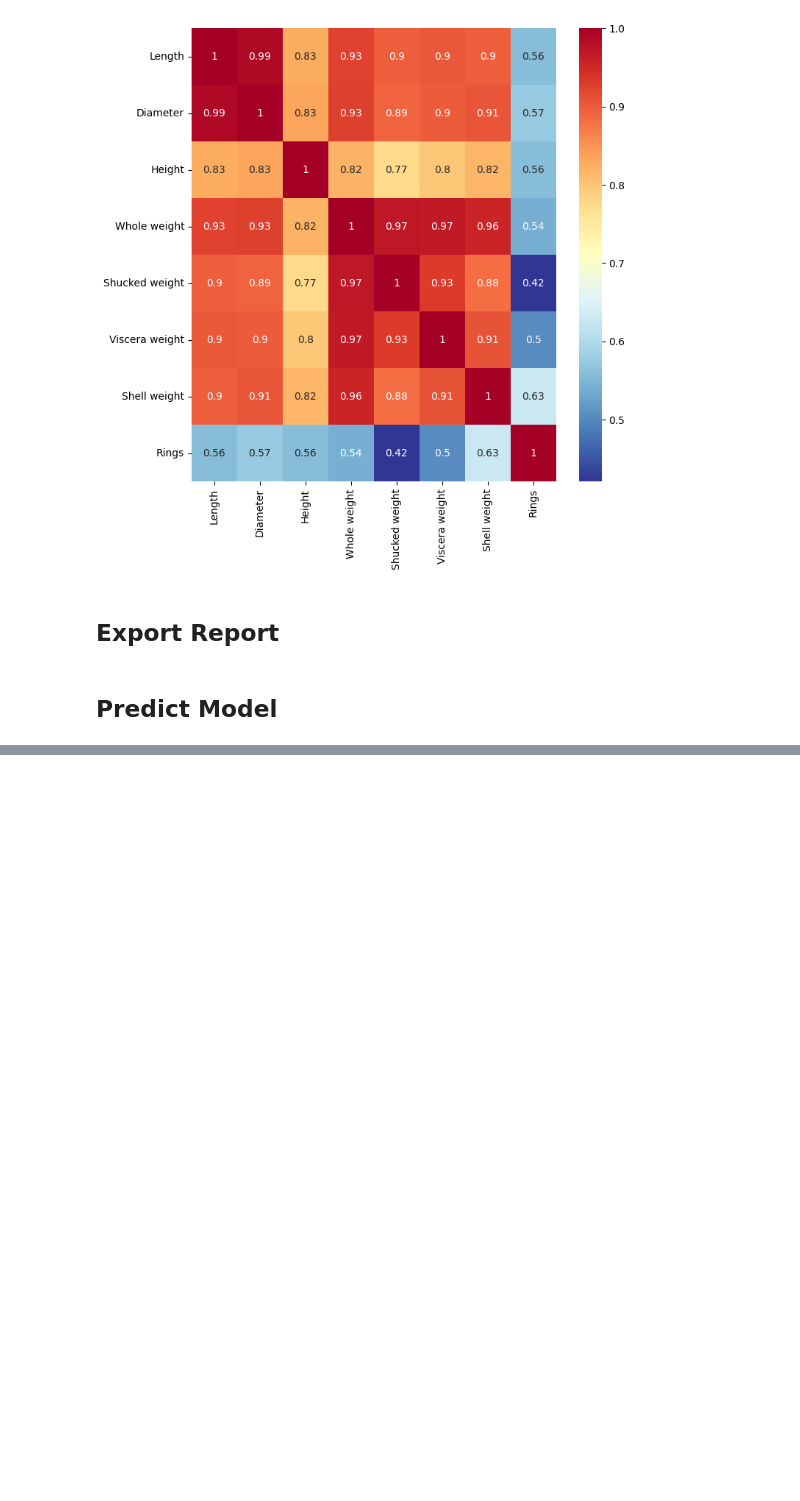
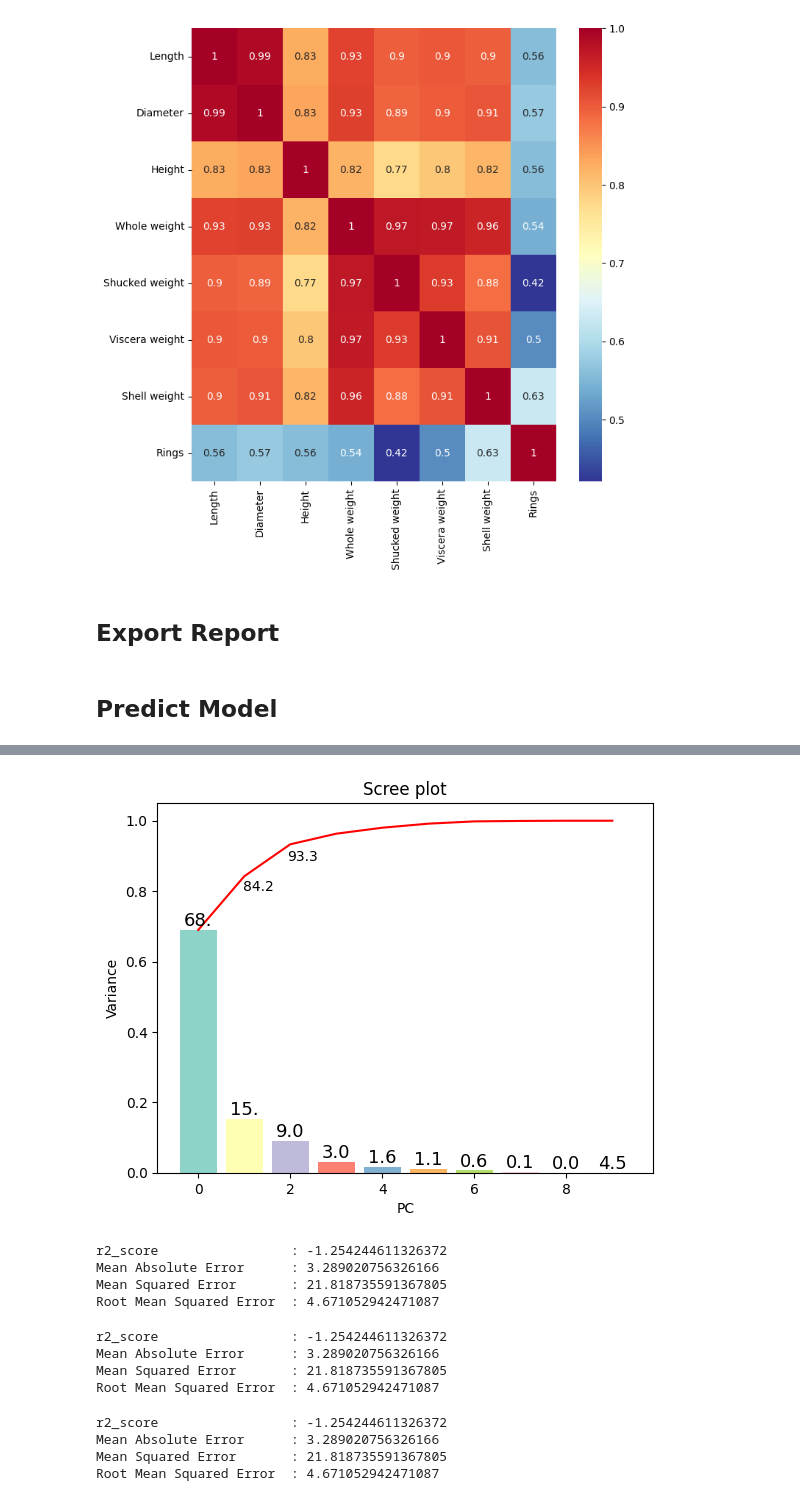
Before and after one commit to GPTeachersDay/.github, a Jupyter notebook: EDA/eda_abalone.ipynb, the cells around one changed output, grey strips where cells are left out. Drawn from its saved outputs; the diff is of its cells as text; code cells hidden in the pictures; blank space fills up the shorter version.

```diff
--- a/EDA/eda_abalone.ipynb
+++ b/EDA/eda_abalone.ipynb
@@ -393,0 +320,71 @@ _ = plt.ylabel("Count")
+# %%
+from sklearn.preprocessing import StandardScaler
+from sklearn.decomposition import PCA
+
+
+def pca_data(X):
+    # StandardScaler()를 사용하여 데이터 표준화
+    scaler = StandardScaler()
+    Z = scaler.fit_transform(X)
+
+    # 표준화한 데이터에 대하여 pca 시행
+    pca = PCA()
+    pca.fit(Z)
+    pca_data = pca.transform(Z)
+    return pca, pca_data
+
+pca_train, X_train_pca = pca_data(X_train)
+pca_test, X_test_pca = pca_data(X_test)
+# %%
+# scree plot으로 나타내는 함수 정의
+def scree_plot(pca):
+    num_components = len(pca.explained_variance_ratio_)
+    ind = np.arange(num_components)
+    vals = pca.explained_variance_ratio_
+
+    ax = plt.subplot()
+    cumvals = np.cumsum(vals)
+    ax.bar(ind, vals, color = sns.color_palette('Set3'))
+    ax.plot(ind, cumvals, color = 'r')
+
+    for i in range(num_components):
+        ax.annotate(r"%s" % ((str(vals[i]*100)[:3])), (ind[i], vals[i]), va = "bottom", ha = "center", fontsize = 13)
+
+    plt.text(ind[1]*0.97, cumvals[1]*0.95, '%.1f'%(cumvals[1]*100))
+    plt.text(ind[2]*0.97, cumvals[2]*0.95, '%.1f'%(cumvals[2]*100))
+
+    ax.set_xlabel("PC")
+    ax.set_ylabel("Variance")
+    plt.title('Scree plot')
+
+scree_plot(pca_train)
+
+
+# 결과 저장
+fig.savefig(save_path + 'abalone_scree_plot.png', dpi=80, bbox_inches='tight')
+# %% [output]
+[figure, added]
+# %%
+model.fit(X_train_pca[:,:3], y_train)
+ln_r2, ln_mae, ln_mse, ln_rmse = get_metrics(model, X_test_pca[:,:3], y_test)
+# %% [output]
+r2_score                 : -1.254244611326372
+Mean Absolute Error      : 3.289020756326166
+Mean Squared Error       : 21.818735591367805
+Root Mean Squared Error  : 4.671052942471087
+# %%
+model.fit(X_train_pca[:,:3], y_train)
+rf_r2, rf_mae, rf_mse, rf_rmse = get_metrics(model, X_test_pca[:,:3], y_test)
+# %% [output]
+r2_score                 : -1.254244611326372
+Mean Absolute Error      : 3.289020756326166
+Mean Squared Error       : 21.818735591367805
+Root Mean Squared Error  : 4.671052942471087
+# %%
+model.fit(X_train_pca[:,:3], y_train)
+gb_r2, gb_mae, gb_mse, gb_rmse = get_metrics(model, X_test_pca[:,:3], y_test)
+# %% [output]
+r2_score                 : -1.254244611326372
+Mean Absolute Error      : 3.289020756326166
+Mean Squared Error       : 21.818735591367805
+Root Mean Squared Error  : 4.671052942471087
```
Also changed, not shown: parts of 24 cells of this notebook.
